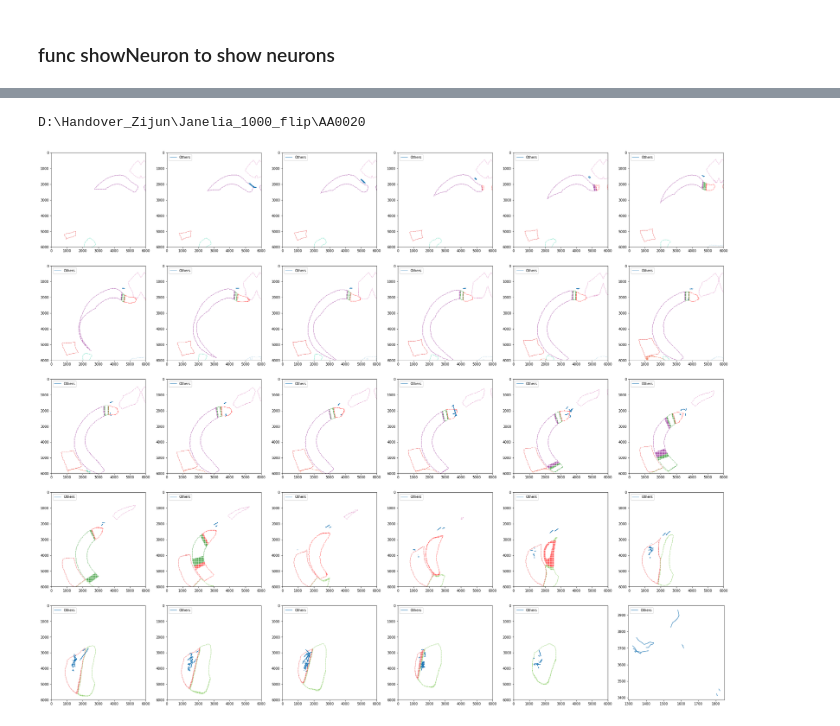
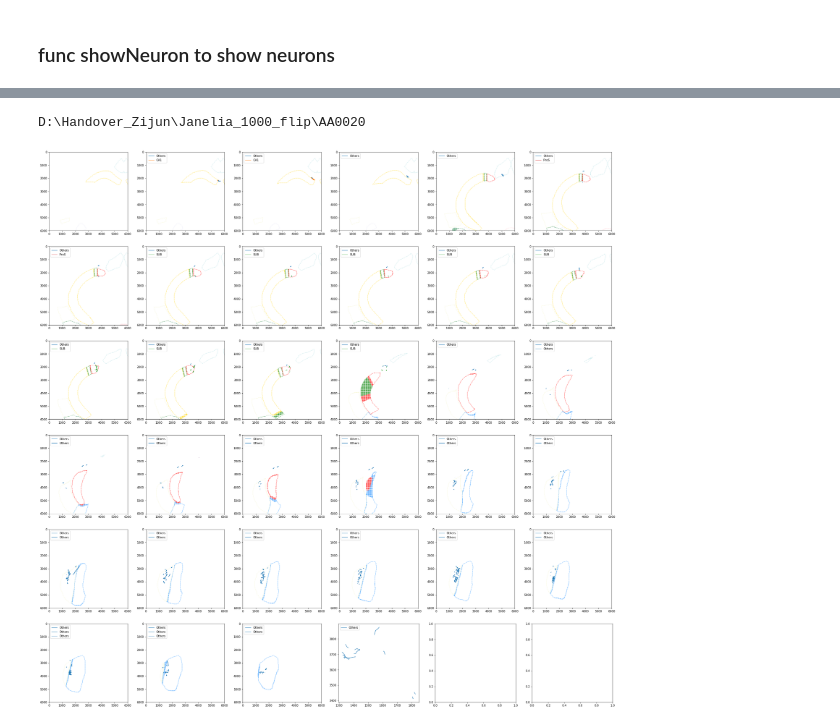
Before and after one commit to zijun-zhao/NMTcode, a Jupyter notebook: Code/Songlin_Paper-8Jan.ipynb, the cells around one changed output, grey strips where cells are left out. Cells and saved outputs as stored; diff of their text form; code cells hidden in the pictures.

```diff
--- a/Code/Songlin_Paper-8Jan.ipynb
+++ b/Code/Songlin_Paper-8Jan.ipynb
@@ -280,8 +280,27 @@ def border_line2(view, position, regions=None, ax=None, bkground_ON = False):
     else:
         ax.imshow(nda, cmap="Greys", alpha=0.0, extent=extent)
     if regions != None:
-        regionDIC = get_single_region_colors(regions, palette="paired", return_str=True)
-        regionDIC = {"SUB":'red',"ProS":'green',"CA1":'yellow'}
+        regionDIC = get_single_region_colors(regions, palette="paired", return_str=False)
+        regionDIC = {'MM': [1.0, 0.7137254901960784, 0.7568627450980392],
+                     'AM': [0.8470588235294118, 0.7490196078431373, 0.8470588235294118],
+                     'COAa': [0.5411764705882353, 0.16862745098039217, 0.8862745098039215],
+                     'BLA': [0.9019607843137255, 0.9019607843137255, 0.9803921568627451],
+                     'OT': [0.2549019607843137, 0.4117647058823529, 0.8823529411764706],
+                     'LSv': [0.6901960784313725, 0.7686274509803922, 0.8705882352941177],
+                     'LSc': [0.0, 0.5019607843137255, 0.5019607843137255],
+                     'ENTm': [0.11764705882352941, 0.5647058823529412, 1.0],
+                     'BST': [0.0, 0.807843137254902, 0.8196078431372549],
+                     'AV': [0.5294117647058824, 0.807843137254902, 0.9803921568627451],
+                     'RE': [1.0, 0.6470588235294118, 0.0], 'ENTl': [0.9803921568627451, 0.9803921568627451, 0.8235294117647058],
+                     'TR': [0.1803921568627451, 0.5450980392156862, 0.3411764705882353],
+                     'SUB': [0.5294117647058824, 0.807843137254902, 0.9215686274509803],
+                     'LSr': [1.0, 0.6274509803921569, 0.47843137254901963],
+                     'CA1': [1.0, 0.8431372549019608, 0.0],#gold color instead of yellow
+                     'PL': [0.6627450980392157, 0.6627450980392157, 0.6627450980392157],
+                     'RSPv': [0.6901960784313725, 0.8784313725490196, 0.9019607843137255],
+                     'COAp': [0.5647058823529412, 0.9333333333333333, 0.5647058823529412],
+                     'ILA': [0.4980392156862745, 1.0, 0.6666666666666666], 'ProS': [0.9411764705882353, 1.0, 1.0]}
+        regionDIC.update({"SUB":'red',"ProS":'green'})#,"CA1":'yellow'})
         #print(regionDIC)
         if view.lower() == "coronal":    #x   z,y
             #assert position.all() < nmt.annotation.array.shape[0],"Input position must within the brain region"
@@ -366,7 +439,7 @@ def swc_to_edges2(swc, keep_invalid=True):
 ### func showNeuron to show neurons
 # %%
 #from neuro_morpho_toolbox.plot import border_line
-def showNeuron(neuron_name, save, slice_thickness = 100):
+def showNeuron(neuron_name, save, slice_thickness = 50):
     ## Merge a cluster
     neuron_df_list = []
     neuron = nmt.neuron(neuron_name+'.swc')
@@ -427,7 +500,8 @@ def showNeuron(neuron_name, save, slice_thickness = 100):
         tp = df[((df.x>(df_slice.loc[s_id, 'x_min']))
                  & (df.x<(df_slice.loc[s_id, 'x_max'])))]
         #tp = pd.concat([tp, corner_block], axis=0)
-        segment = nmt.swc_to_edges(tp, keep_invalid=True)
+        segment = swc_to_edges2(tp, keep_invalid=True)
+        #segment = nmt.swc_to_edges(tp, keep_invalid=True)
         plot_swc_mpl(segment, color='region', view_by='Coronal', ax=ax[i+1])
         ax[i].set_xlim(0, 6000)
         ax[i].set_ylim(0, 6000)
@@ -445,7 +519,7 @@ def showNeuron(neuron_name, save, slice_thickness = 100):
     return
 # %%
 for i in SUB_list:
-    showNeuron(i, 'SUB_heatmap_8Jan.png')
+    showNeuron(i, 'SUB_heatmap_8Jantt.png')
     print(i)
     break
 # %% [output]
@@ -465,6 +539,6 @@ for i in SUB_list:
 'c' argument looks like a single numeric RGB or RGBA sequence, which should be avoided as value-mapping will have precedence in case its length matches with 'x' & 'y'.  Please use a 2-D array with a s ...
 'c' argument looks like a single numeric RGB or RGBA sequence, which should be avoided as value-mapping will have precedence in case its length matches with 'x' & 'y'.  Please use a 2-D array with a s ...
 'c' argument looks like a single numeric RGB or RGBA sequence, which should be avoided as value-mapping will have precedence in case its length matches with 'x' & 'y'.  Please use a 2-D array with a s ...
 'c' argument looks like a single numeric RGB or RGBA sequence, which should be avoided as value-mapping will have precedence in case its length matches with 'x' & 'y'.  Please use a 2-D array with a s ...
 D:\Handover_Zijun\Janelia_1000_flip\AA0020
-[figure, old version]
+[figure, new version]
```
Also changed, not shown: parts of 14 cells of this notebook.
